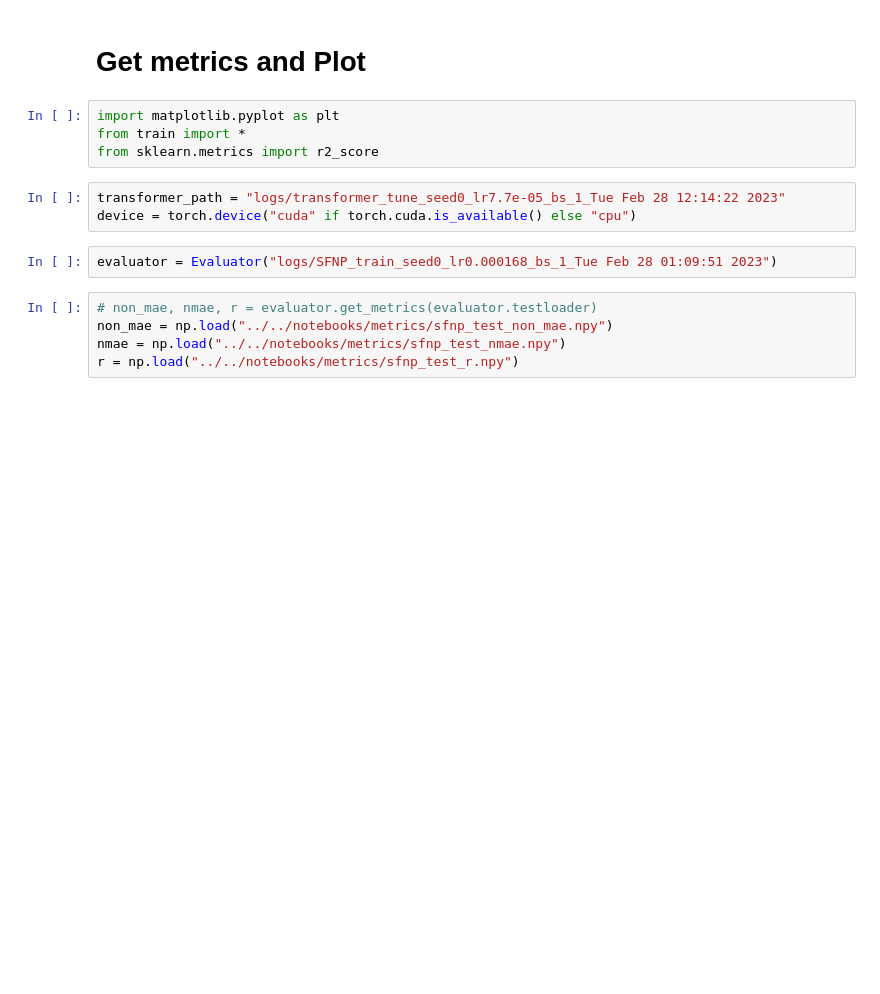
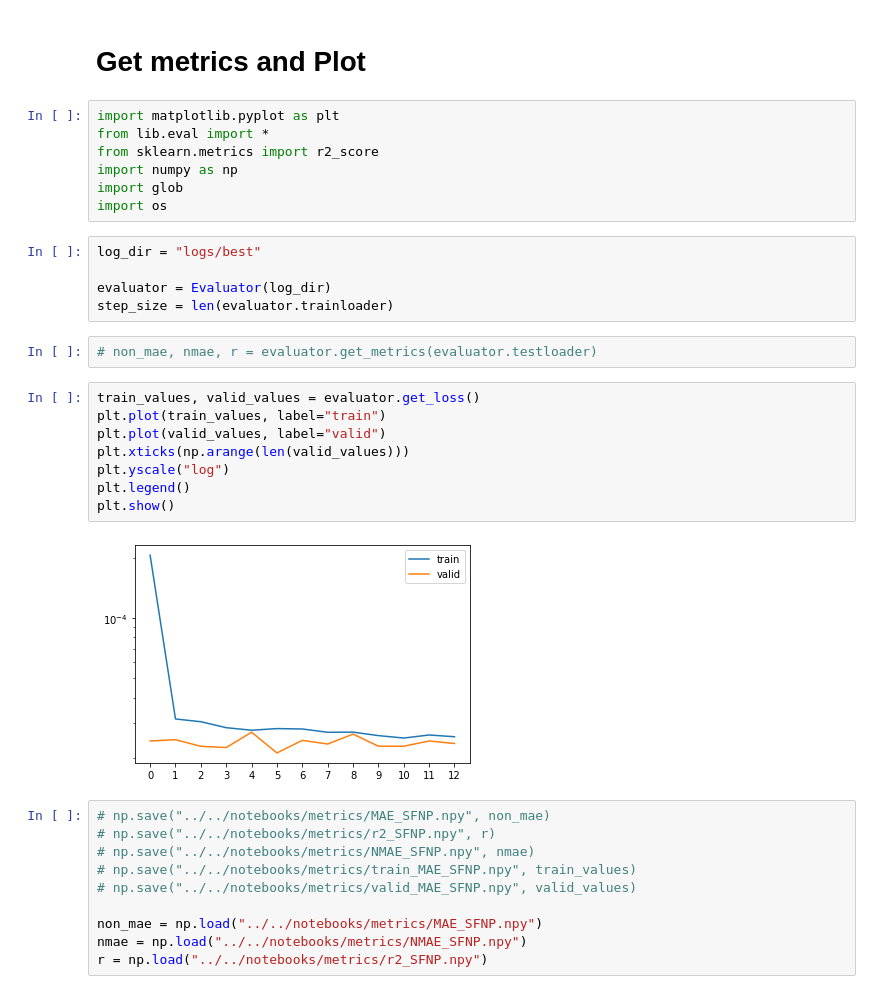
Before and after one commit to KaiMJ/climate_neural_processes, a Jupyter notebook: src/transformer/eval.ipynb, the cells around one changed output. Cells and saved outputs as stored; diff of their text form; blank space fills up the shorter version.

```diff
--- a/src/transformer/eval.ipynb
+++ b/src/transformer/eval.ipynb
@@ -2,18 +2,38 @@
 # Get metrics and Plot
 # %%
 import matplotlib.pyplot as plt
-from train import *
+from lib.eval import *
 from sklearn.metrics import r2_score
+import numpy as np
+import glob
+import os
-# %%
-transformer_path = "logs/transformer_tune_seed0_lr7.7e-05_bs_1_Tue Feb 28 12:14:22 2023"
-device = torch.device("cuda" if torch.cuda.is_available() else "cpu")
-# %%
-evaluator = Evaluator("logs/SFNP_train_seed0_lr0.000168_bs_1_Tue Feb 28 01:09:51 2023")
+# %%
+log_dir = "logs/best"
+
+evaluator = Evaluator(log_dir)
+step_size = len(evaluator.trainloader)
+# %%
+# non_mae, nmae, r = evaluator.get_metrics(evaluator.testloader)
+# %%
+train_values, valid_values = evaluator.get_loss()
+plt.plot(train_values, label="train")
+plt.plot(valid_values, label="valid")
+plt.xticks(np.arange(len(valid_values)))
+plt.yscale("log")
+plt.legend()
+plt.show()
+# %% [output]
+[figure, added]
 # %%
-# non_mae, nmae, r = evaluator.get_metrics(evaluator.testloader)
-non_mae = np.load("../../notebooks/metrics/sfnp_test_non_mae.npy")
-nmae = np.load("../../notebooks/metrics/sfnp_test_nmae.npy")
-r = np.load("../../notebooks/metrics/sfnp_test_r.npy")
+# np.save("../../notebooks/metrics/MAE_SFNP.npy", non_mae)
+# np.save("../../notebooks/metrics/r2_SFNP.npy", r)
+# np.save("../../notebooks/metrics/NMAE_SFNP.npy", nmae)
+# np.save("../../notebooks/metrics/train_MAE_SFNP.npy", train_values)
+# np.save("../../notebooks/metrics/valid_MAE_SFNP.npy", valid_values)
+
+non_mae = np.load("../../notebooks/metrics/MAE_SFNP.npy")
+nmae = np.load("../../notebooks/metrics/NMAE_SFNP.npy")
+r = np.load("../../notebooks/metrics/r2_SFNP.npy")
 # %%
 fig, axs = plt.subplots(1, 3, figsize=(15, 5))
 axs[0].bar(np.arange(26), non_mae)
```
Also changed, not shown: parts of 12 cells of this notebook, 44 other files.
